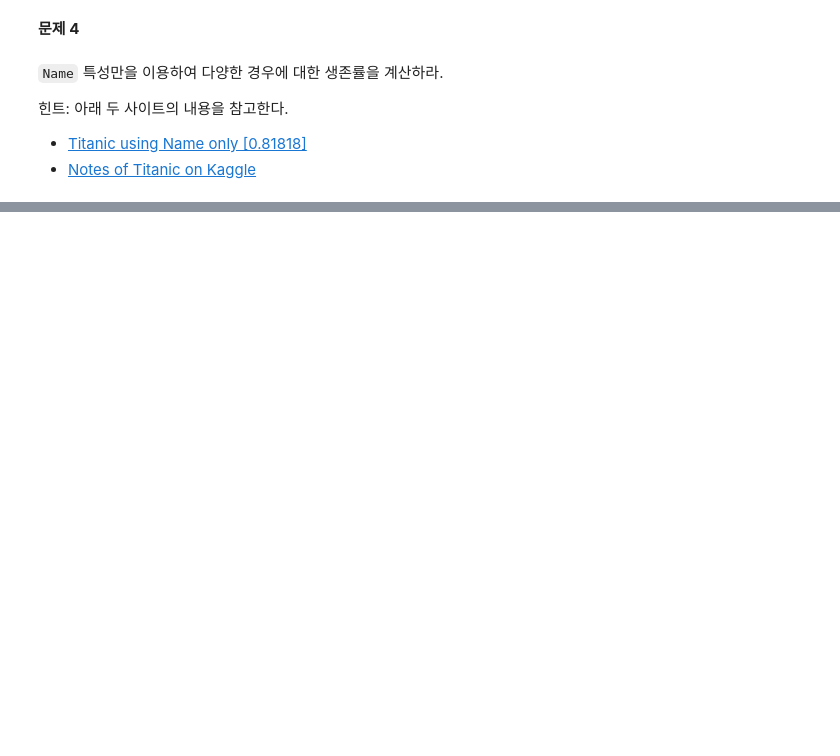
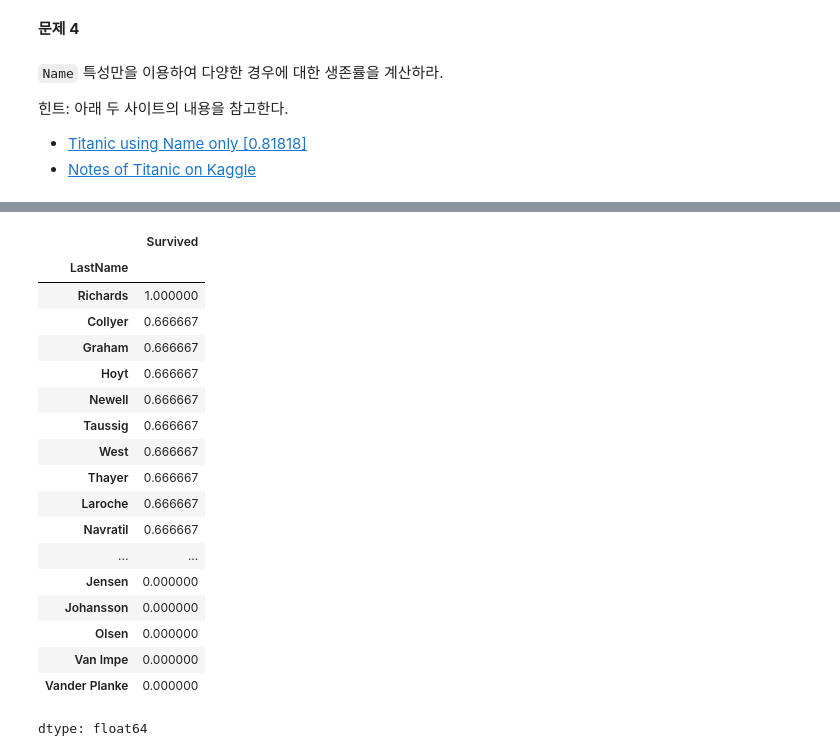
Before and after one commit to sh-coding/-, a Jupyter notebook: practices/practice-probability.ipynb, the cells around one changed output, grey strips where cells are left out. Cells and saved outputs as stored; diff of their text form; code cells hidden in the pictures; blank space fills up the shorter version.

```diff
--- a/practices/practice-probability.ipynb
+++ b/practices/practice-probability.ipynb
@@ -835,0 +907,6 @@ dtype: int64
+# %%
+titanic['LastName'] = titanic['Name'].str.extract(r'^([^,]+),')
+titanic['FamilySize'] = titanic.groupby('LastName')['LastName'].transform('count')
+
+f_df = titanic[titanic['FamilySize'] == 2].copy()
+f_df.groupby('LastName')['Survived'].mean().sort_values(ascending=False)
@@ -835,0 +929,23 @@ dtype: int64
+# %%
+f_df = titanic[titanic['FamilySize'] == 3].copy()
+f_df.groupby('LastName')['Survived'].mean().sort_values(ascending=False)
+# %% [output]
+|  | Survived |
+| LastName |  |
+| Richards | 1.000000 |
+| Collyer | 0.666667 |
+| Graham | 0.666667 |
+| Hoyt | 0.666667 |
+| Newell | 0.666667 |
+| Taussig | 0.666667 |
+| West | 0.666667 |
+| Thayer | 0.666667 |
+| Laroche | 0.666667 |
+| Navratil | 0.666667 |
+| ... | ... |
+| Jensen | 0.000000 |
+| Johansson | 0.000000 |
+| Olsen | 0.000000 |
+| Van Impe | 0.000000 |
+| Vander Planke | 0.000000 |
+dtype: float64
```
Also changed, not shown: parts of 19 cells of this notebook.
